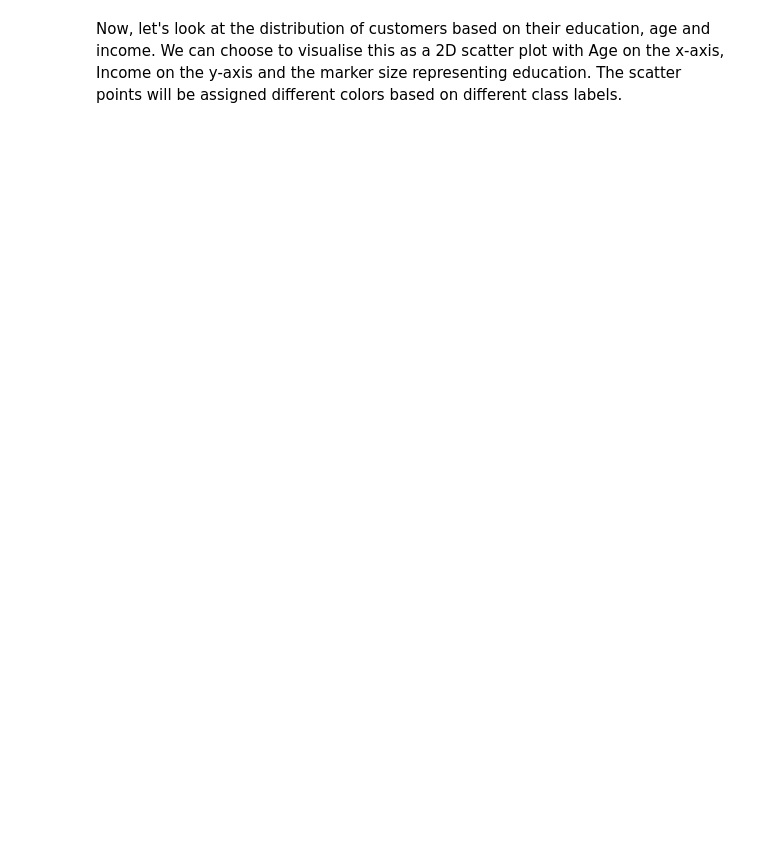
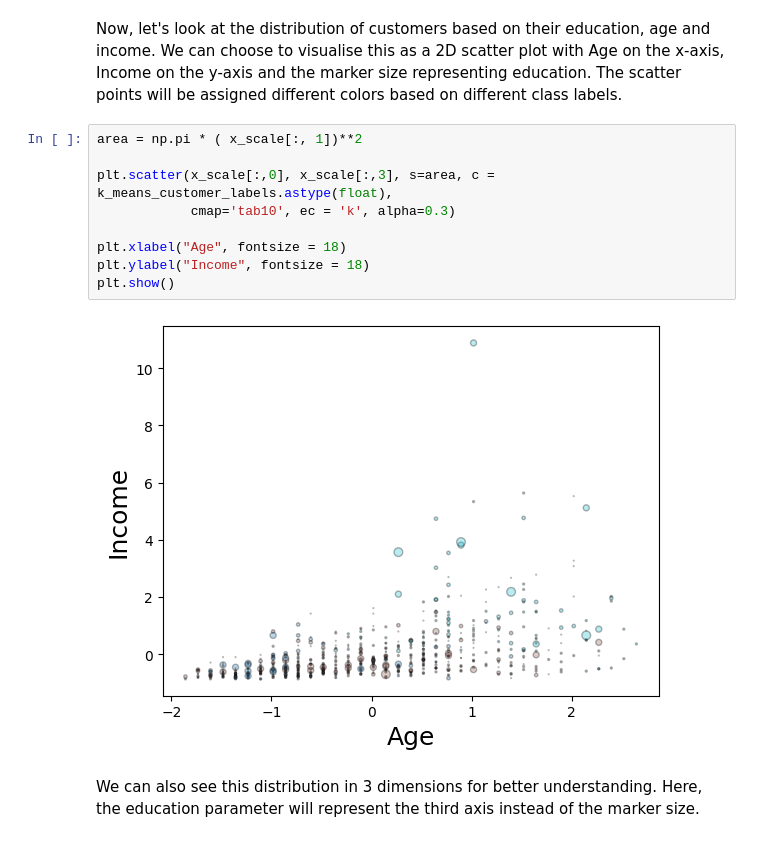
Before and after one commit to VishSeran/machine-learning-models, a Jupyter notebook: k-means model/k-means.ipynb, the cells around one changed output. Drawn from its saved outputs; the diff is of its cells as text; blank space fills up the shorter version.

```diff
--- a/k-means model/k-means.ipynb
+++ b/k-means model/k-means.ipynb
@@ -318,3 +318,16 @@ df.groupby('clus_km').mean()
 | 2 | 416.848000 | 43.112000 | 1.960000 | 16.904000 | 96.056000 | 4.172896 | 7.811616 | 0.208000 | ... |
 # %% [markdown]
 Now, let's look at the distribution of customers based on their education, age and income. We can choose to visualise this as a 2D scatter plot with Age on the x-axis, Income on the y-axis and the marker size representing education. The scatter points will be assigned different colors based on different class labels.
+# %%
+area = np.pi * ( x_scale[:, 1])**2
+
+plt.scatter(x_scale[:,0], x_scale[:,3], s=area, c = k_means_customer_labels.astype(float),
+            cmap='tab10', ec = 'k', alpha=0.3)
+
+plt.xlabel("Age", fontsize = 18)
+plt.ylabel("Income", fontsize = 18)
+plt.show()
+# %% [output]
+[figure, added]
+# %% [markdown]
+We can also see this distribution in 3 dimensions for better understanding. Here, the education parameter will represent the third axis instead of the marker size.
```
Also changed, not shown: parts of 1 cell of this notebook.
